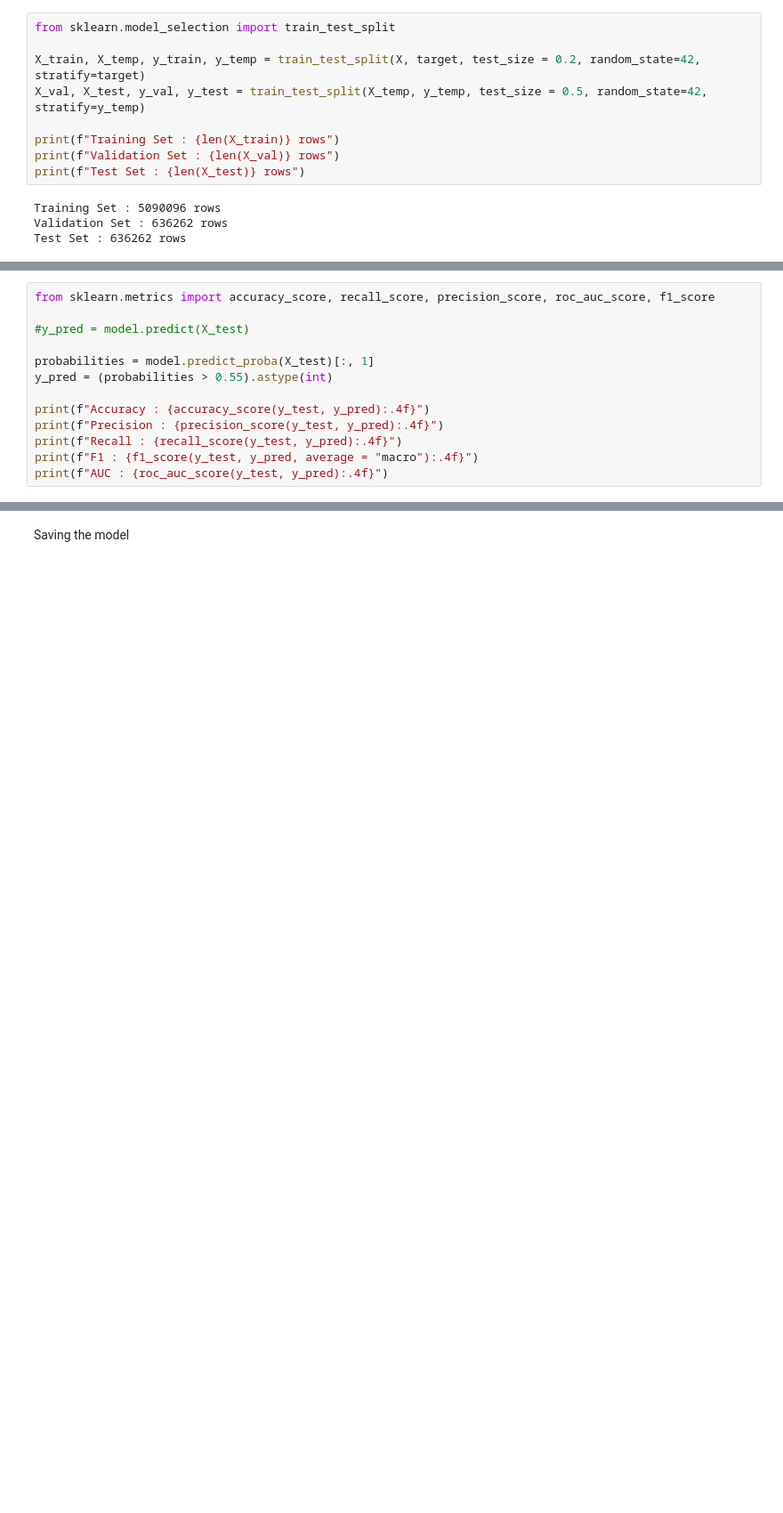
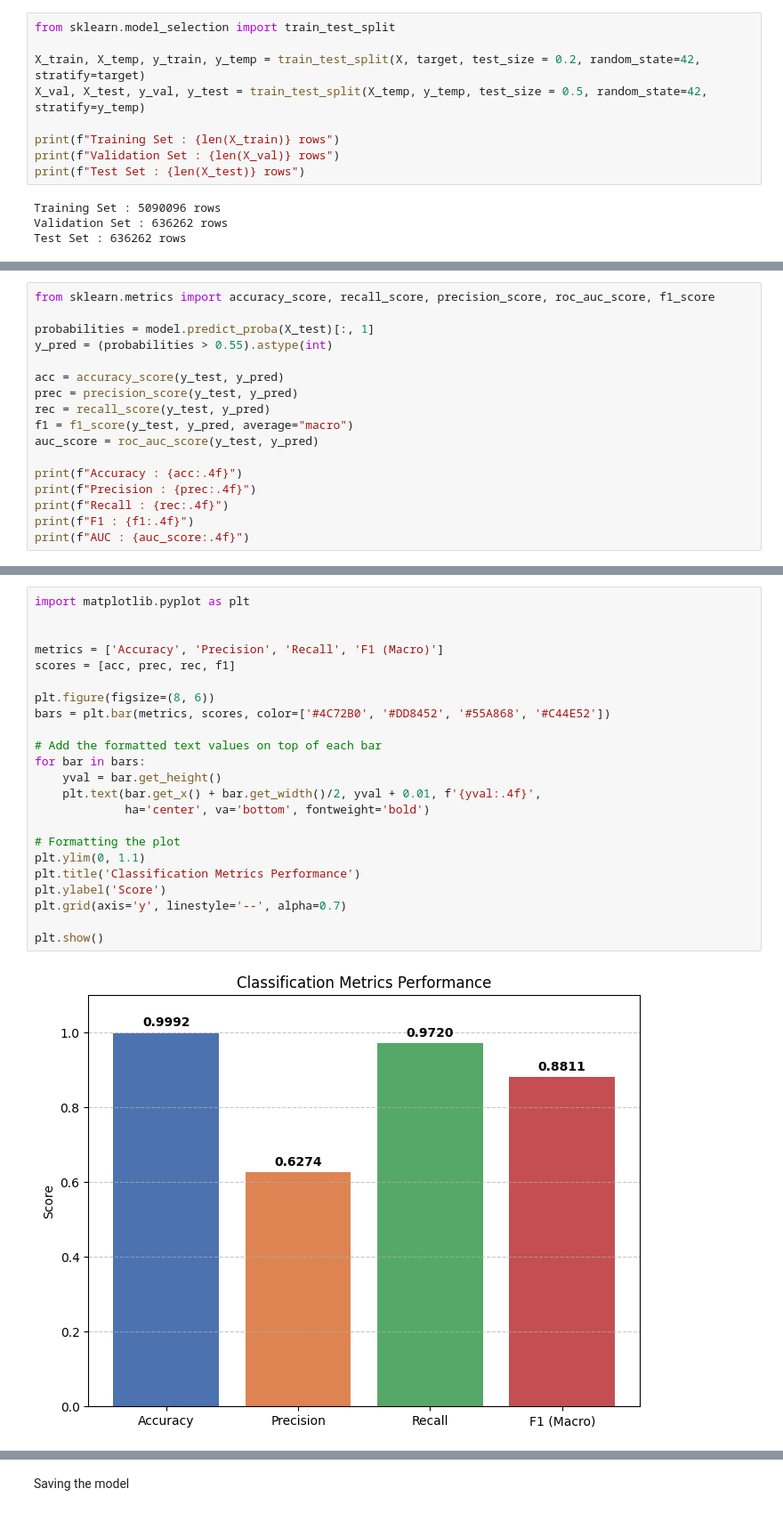
Before and after one commit to Himanshu-639/Fraud-Detection, a Jupyter notebook: train.ipynb, the cells around one changed output, grey strips where cells are left out. Shown at 89% size. Drawn from its saved outputs; the diff is of its cells as text; blank space fills up the shorter version.

```diff
--- a/train.ipynb
+++ b/train.ipynb
@@ -412,14 +416,18 @@ XGBClassifier(base_score=None, booster=None, callbacks=None,
 # %%
 from sklearn.metrics import accuracy_score, recall_score, precision_score, roc_auc_score, f1_score
-
-#y_pred = model.predict(X_test)
 
 probabilities = model.predict_proba(X_test)[:, 1]
 y_pred = (probabilities > 0.55).astype(int)
 
-print(f"Accuracy : {accuracy_score(y_test, y_pred):.4f}")
-print(f"Precision : {precision_score(y_test, y_pred):.4f}")
-print(f"Recall : {recall_score(y_test, y_pred):.4f}")
-print(f"F1 : {f1_score(y_test, y_pred, average = "macro"):.4f}")
-print(f"AUC : {roc_auc_score(y_test, y_pred):.4f}")
+acc = accuracy_score(y_test, y_pred)
+prec = precision_score(y_test, y_pred)
+rec = recall_score(y_test, y_pred)
+f1 = f1_score(y_test, y_pred, average="macro")
+auc_score = roc_auc_score(y_test, y_pred)
+
+print(f"Accuracy : {acc:.4f}")
+print(f"Precision : {prec:.4f}")
+print(f"Recall : {rec:.4f}")
+print(f"F1 : {f1:.4f}")
+print(f"AUC : {auc_score:.4f}")
 # %% [output]
@@ -447,0 +439,25 @@ array([[634461,    980],
+# %%
+import matplotlib.pyplot as plt
+
+
+metrics = ['Accuracy', 'Precision', 'Recall', 'F1 (Macro)']
+scores = [acc, prec, rec, f1]
+
+plt.figure(figsize=(8, 6))
+bars = plt.bar(metrics, scores, color=['#4C72B0', '#DD8452', '#55A868', '#C44E52'])
+
+# Add the formatted text values on top of each bar
+for bar in bars:
+    yval = bar.get_height()
+    plt.text(bar.get_x() + bar.get_width()/2, yval + 0.01, f'{yval:.4f}',
+             ha='center', va='bottom', fontweight='bold')
+
+# Formatting the plot
+plt.ylim(0, 1.1)
+plt.title('Classification Metrics Performance')
+plt.ylabel('Score')
+plt.grid(axis='y', linestyle='--', alpha=0.7)
+
+plt.show()
+# %% [output]
+[figure, added]
```
Also changed, not shown: parts of 27 cells of this notebook, 3 other files.
